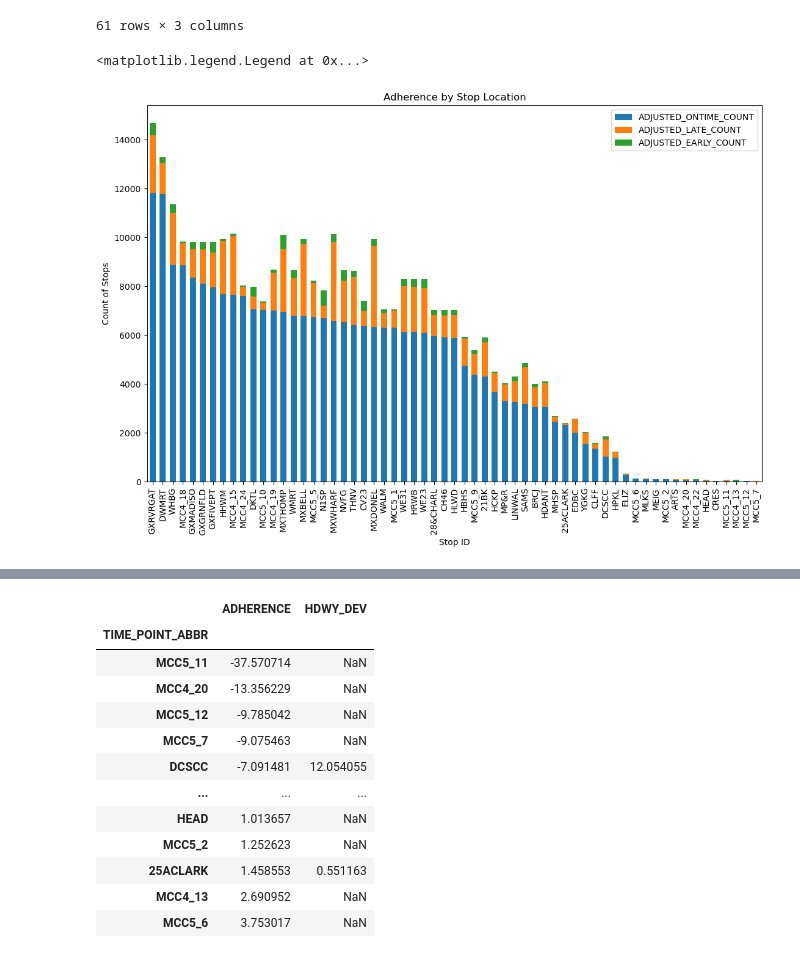
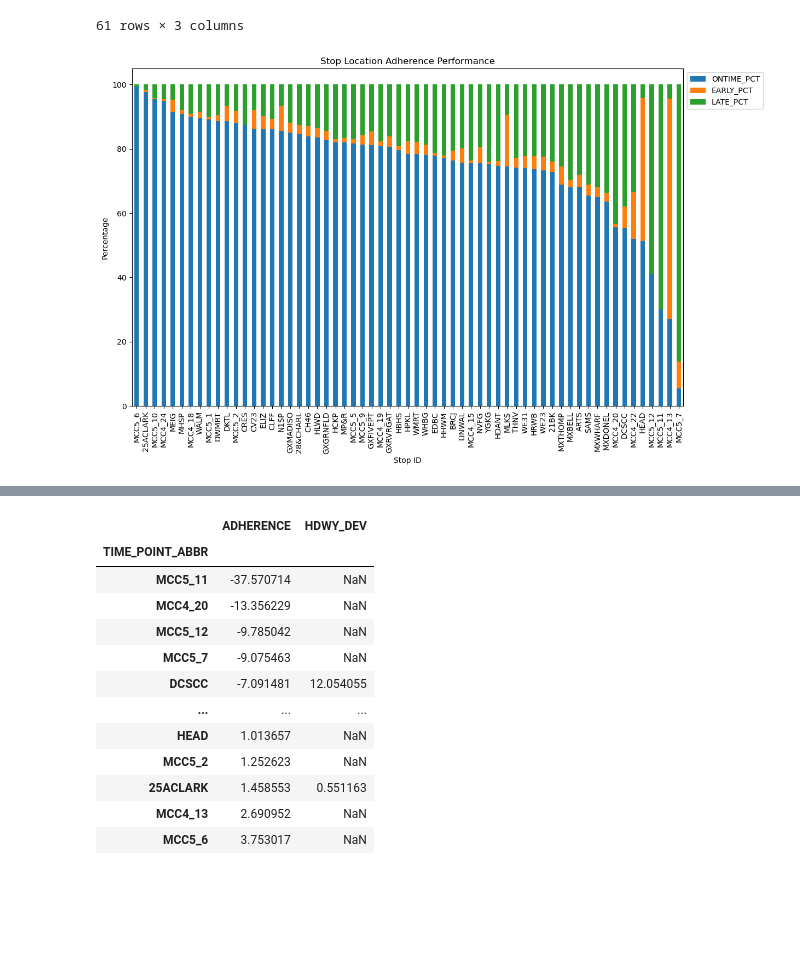
Before and after one commit to NSS-Data-Analytics-Cohort-11/wego-caesars-legion, a Jupyter notebook: notebooks/wego.ipynb, the cells around one changed output, grey strips where cells are left out. Drawn from its saved outputs; the diff is of its cells as text; code cells hidden in the pictures; blank space fills up the shorter version.

```diff
--- a/notebooks/wego.ipynb
+++ b/notebooks/wego.ipynb
@@ -309,12 +328,35 @@ wego.groupby('TIME_POINT_ABBR')[['ADJUSTED_ONTIME_COUNT', 'ADJUSTED_LATE_COUNT',
 | MCC5_12 | 16 | 23 | 0 |
 | MCC5_7 | 2 | 31 | 3 |
 61 rows × 3 columns
+# %%
+#break down stops by percentage of category
+location_totals = (
+    wego.groupby('TIME_POINT_ABBR')
+         [['ADJUSTED_ONTIME_COUNT', 'ADJUSTED_LATE_COUNT', 'ADJUSTED_EARLY_COUNT']]
+         .sum()
+)
+
+location_totals['TOTALS'] = location_totals.sum(axis=1)
+
+location_totals['ONTIME_PCT'] = location_totals['ADJUSTED_ONTIME_COUNT'] / location_totals['TOTALS'] * 100
+location_totals['EARLY_PCT'] = location_totals['ADJUSTED_EARLY_COUNT'] / location_totals['TOTALS'] * 100
+location_totals['LATE_PCT'] = location_totals['ADJUSTED_LATE_COUNT'] / location_totals['TOTALS'] * 100
+
+# Route Adherence graph
+ax = (
+    location_totals[['ONTIME_PCT', 'EARLY_PCT', 'LATE_PCT']]
+).sort_values('ONTIME_PCT', ascending=False).plot(kind='bar', stacked=True, figsize=(13,8))
+ax.set(title = 'Stop Location Adherence Performance',
+        xlabel = 'Stop ID',
+       ylabel = 'Percentage')
+ax.legend(bbox_to_anchor=(1, 1))
+ax.tick_params(axis='x', rotation=90)
+# %% [output]
+[figure, added]
 # %%
-#adherence by stop location
-#loc_adh_chart.figure(figsize=(12,12))
-loc_adh_chart = wego.groupby('TIME_POINT_ABBR')[['ADJUSTED_ONTIME_COUNT', 'ADJUSTED_LATE_COUNT', 'ADJUSTED_EARLY_COUNT']].sum().sort_values('ADJUSTED_ONTIME_COUNT', ascending=False).plot(kind='bar', stacked=True, width=0.6, figsize=(13,8))
-loc_adh_chart.set(title='Adherence by Stop Location', xlabel = 'Stop ID', ylabel = 'Count of Stops')
-loc_adh_chart.legend(bbox_to_anchor=(1, 1))
+# initial analysis - not adjusted for percentage
+# #adherence by stop location
+# #loc_adh_chart.figure(figsize=(12,12))
+# loc_adh_chart = wego.groupby('TIME_POINT_ABBR')[['ADJUSTED_ONTIME_COUNT', 'ADJUSTED_LATE_COUNT', 'ADJUSTED_EARLY_COUNT']].sum().sort_values('ADJUSTED_ONTIME_COUNT', ascending=False).plot(kind='bar', stacked=True, width=0.6, figsize=(13,8))
+# loc_adh_chart.set(title='Adherence by Stop Location', xlabel = 'Stop ID', ylabel = 'Count of Stops')
+# loc_adh_chart.legend(bbox_to_anchor=(1, 1))
-# %% [output]
-<matplotlib.legend.Legend at 0x...>
-[figure, removed]
```
Also changed, not shown: parts of 14 cells of this notebook, 5 other files.
